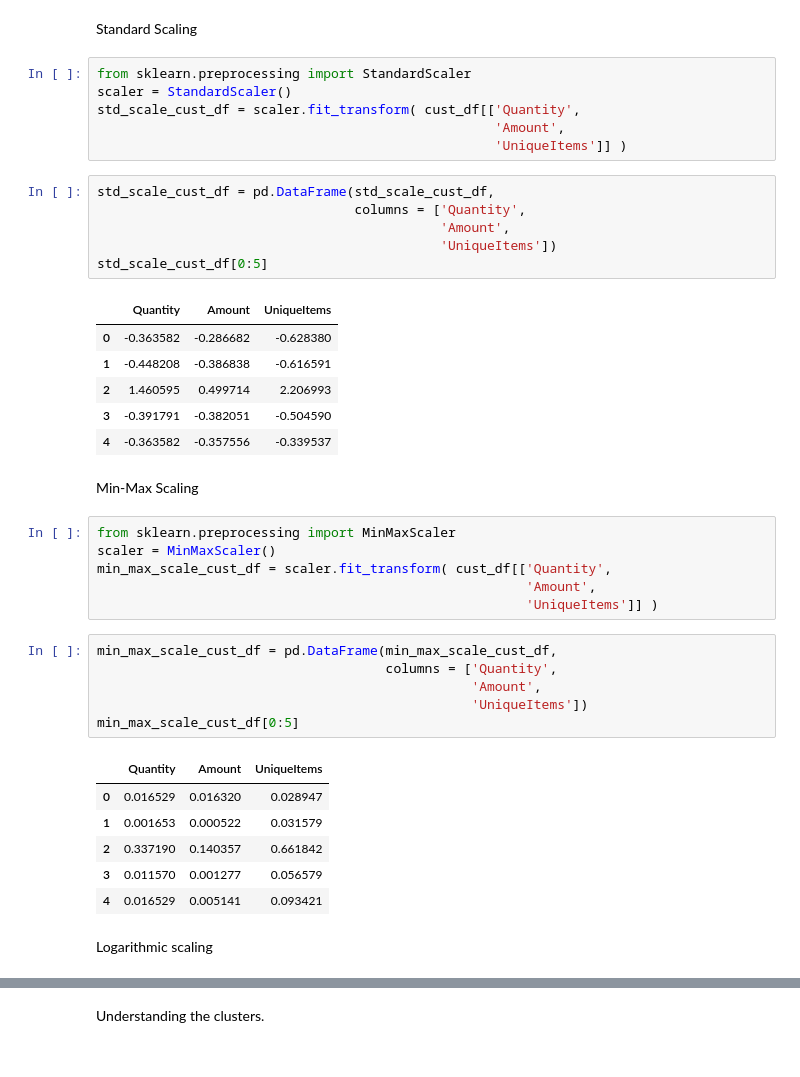
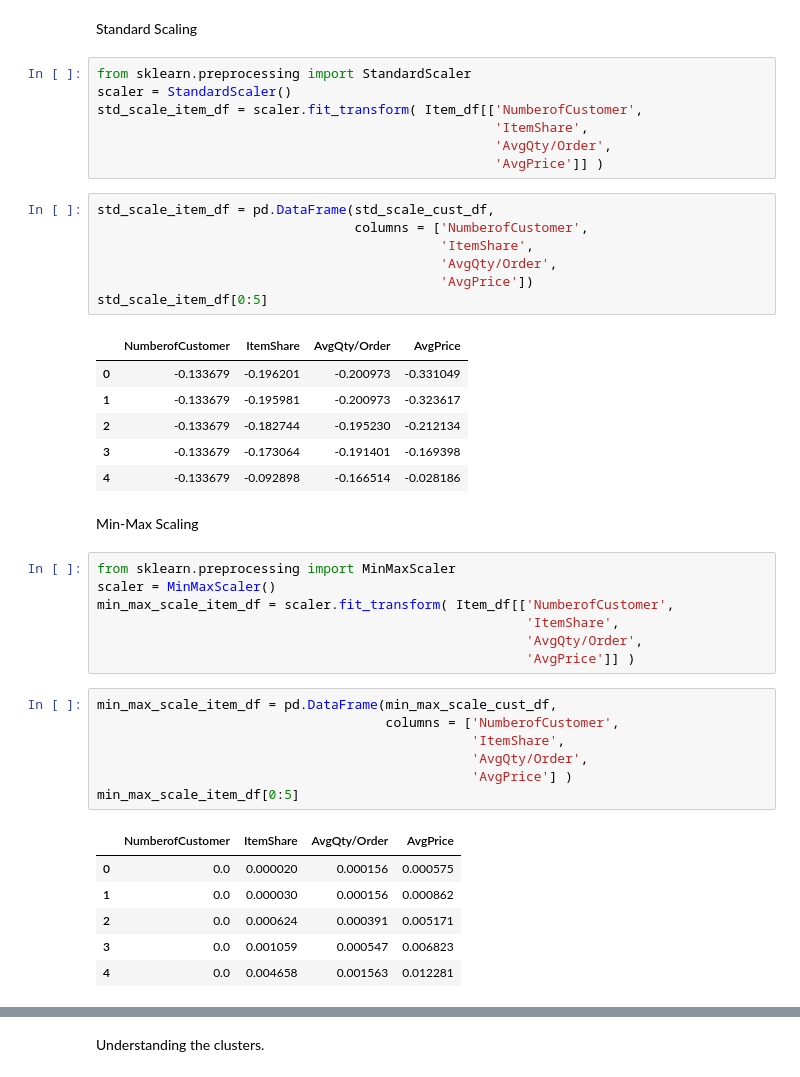
Before and after one commit to dineshb302/TERM2, a Jupyter notebook: MLUL_Product_Segmentation.ipynb, the cells around one changed output, grey strips where cells are left out. Saved outputs shown, nothing was run; the diff lists cells and outputs as text.

```diff
--- a/MLUL_Product_Segmentation.ipynb
+++ b/MLUL_Product_Segmentation.ipynb
@@ -161,42 +210,44 @@ Standard Scaling
 # %%
 from sklearn.preprocessing import StandardScaler
 scaler = StandardScaler()
-std_scale_cust_df = scaler.fit_transform( cust_df[['Quantity',
-                                                   'Amount',
-                                                   'UniqueItems']] )
+std_scale_item_df = scaler.fit_transform( Item_df[['NumberofCustomer',
+                                                   'ItemShare',
+                                                   'AvgQty/Order',
+                                                   'AvgPrice']] )
 # %%
-std_scale_cust_df = pd.DataFrame(std_scale_cust_df,
-                                 columns = ['Quantity',
-                                            'Amount',
-                                            'UniqueItems'])
-std_scale_cust_df[0:5]
+std_scale_item_df = pd.DataFrame(std_scale_cust_df,
+                                 columns = ['NumberofCustomer',
+                                            'ItemShare',
+                                            'AvgQty/Order',
+                                            'AvgPrice'])
+std_scale_item_df[0:5]
 # %% [output]
-|  | Quantity | Amount | UniqueItems |
-| 0 | -0.363582 | -0.286682 | -0.628380 |
-| 1 | -0.448208 | -0.386838 | -0.616591 |
-| 2 | 1.460595 | 0.499714 | 2.206993 |
-| 3 | -0.391791 | -0.382051 | -0.504590 |
-| 4 | -0.363582 | -0.357556 | -0.339537 |
+|  | NumberofCustomer | ItemShare | AvgQty/Order | AvgPrice |
+| 0 | -0.133679 | -0.196201 | -0.200973 | -0.331049 |
+| 1 | -0.133679 | -0.195981 | -0.200973 | -0.323617 |
+| 2 | -0.133679 | -0.182744 | -0.195230 | -0.212134 |
+| 3 | -0.133679 | -0.173064 | -0.191401 | -0.169398 |
+| 4 | -0.133679 | -0.092898 | -0.166514 | -0.028186 |
 # %% [markdown]
 Min-Max Scaling
 # %%
 from sklearn.preprocessing import MinMaxScaler
 scaler = MinMaxScaler()
-min_max_scale_cust_df = scaler.fit_transform( cust_df[['Quantity',
-                                                       'Amount',
-                                                       'UniqueItems']] )
+min_max_scale_item_df = scaler.fit_transform( Item_df[['NumberofCustomer',
+                                                       'ItemShare',
+                                                       'AvgQty/Order',
+                                                       'AvgPrice']] )
 # %%
-min_max_scale_cust_df = pd.DataFrame(min_max_scale_cust_df,
-                                     columns = ['Quantity',
-                                                'Amount',
-                                                'UniqueItems'])
-min_max_scale_cust_df[0:5]
+min_max_scale_item_df = pd.DataFrame(min_max_scale_cust_df,
+                                     columns = ['NumberofCustomer',
+                                                'ItemShare',
+                                                'AvgQty/Order',
+                                                'AvgPrice'] )
+min_max_scale_item_df[0:5]
 # %% [output]
-|  | Quantity | Amount | UniqueItems |
-| 0 | 0.016529 | 0.016320 | 0.028947 |
-| 1 | 0.001653 | 0.000522 | 0.031579 |
-| 2 | 0.337190 | 0.140357 | 0.661842 |
-| 3 | 0.011570 | 0.001277 | 0.056579 |
-| 4 | 0.016529 | 0.005141 | 0.093421 |
+|  | NumberofCustomer | ItemShare | AvgQty/Order | AvgPrice |
+| 0 | 0.0 | 0.000020 | 0.000156 | 0.000575 |
+| 1 | 0.0 | 0.000030 | 0.000156 | 0.000862 |
+| 2 | 0.0 | 0.000624 | 0.000391 | 0.005171 |
+| 3 | 0.0 | 0.001059 | 0.000547 | 0.006823 |
+| 4 | 0.0 | 0.004658 | 0.001563 | 0.012281 |
-# %% [markdown]
-Logarithmic scaling
```
Also changed, not shown: parts of 69 cells of this notebook.
